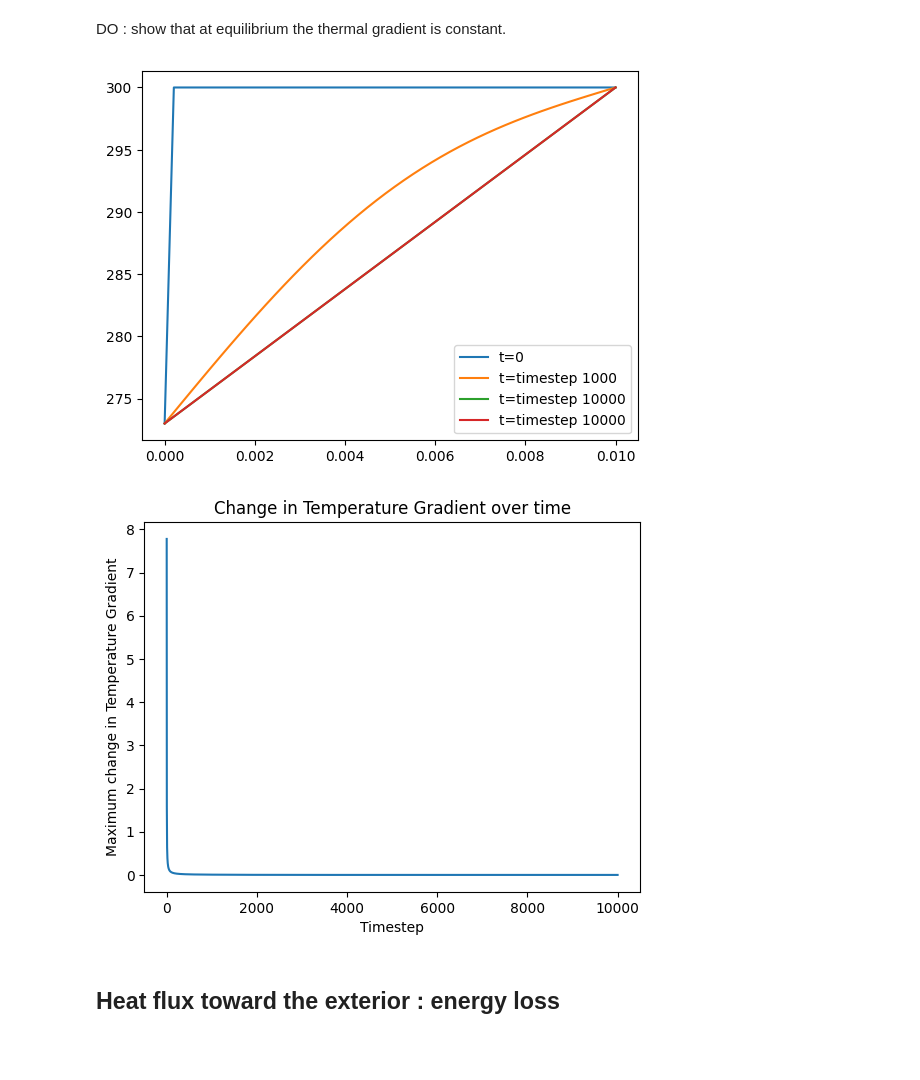
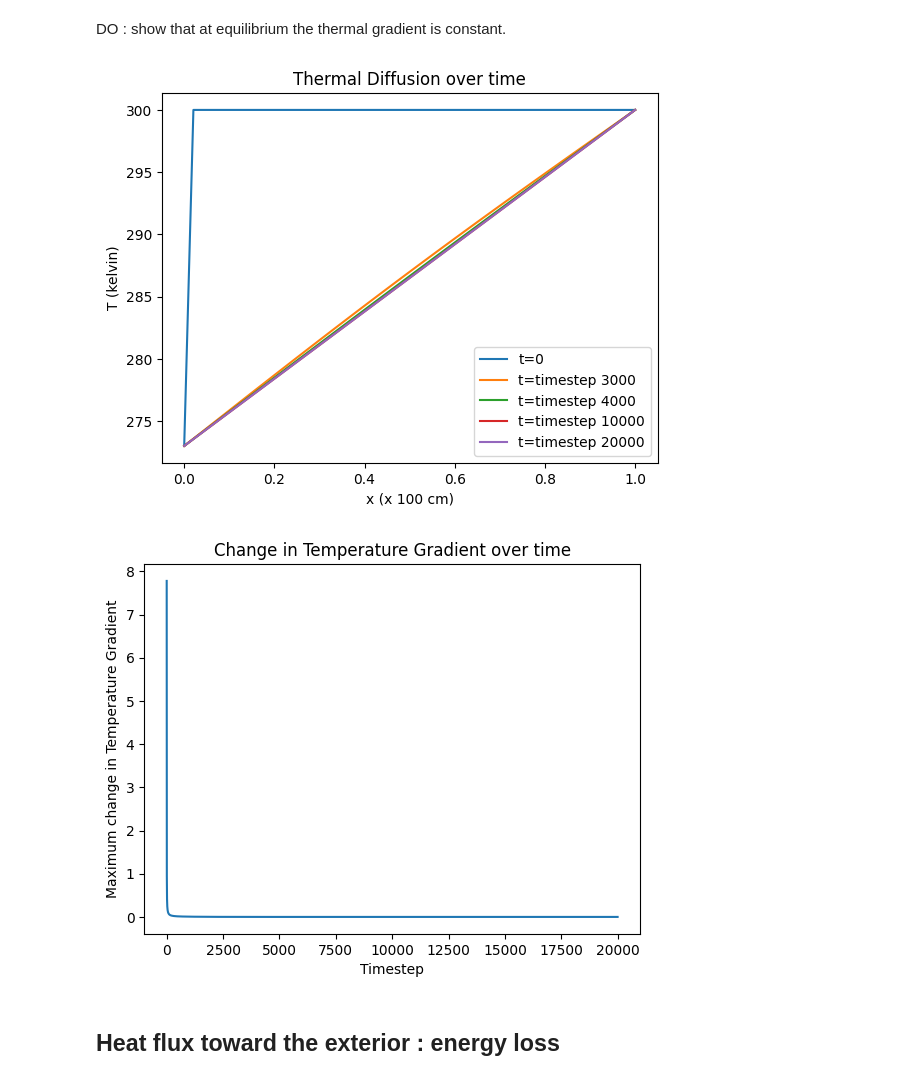
Before and after one commit to mopahlevani/Numerical-Methods, a Jupyter notebook: PDE_Training_2_Heat_transfer.ipynb, the cells around one changed output. Saved outputs shown, nothing was run; the diff lists cells and outputs as text; code cells hidden in the pictures; blank space fills up the shorter version.

```diff
--- a/PDE_Training_2_Heat_transfer.ipynb
+++ b/PDE_Training_2_Heat_transfer.ipynb
@@ -100,7 +100,7 @@ D = K / (Ro* Cp) #diffusion coefficient
 Td = L**2 / D  # Add this line to define Td
 N = 50
 Tcell = Td / (N**2)
-L = 0.01
+L = 1
 T_L = 273
 T_R = 300
 h = 0
@@ -113,7 +113,8 @@ dt = 0.3 * Tcell
 sigma = D * dt / dx**2
 t = 0
 max_iterations = 10
-deltaT = np.zeros(max_iterations)
+deltaT_noinsulation = np.zeros(max_iterations)
+
 
 # Step 2: Initialising T
 T0 = np.ones(N) * 300
@@ -130,18 +131,17 @@ while t < Tend and h < max_iterations:
     T_new[i] = (1- 2 * sigma) * T[i] + sigma * (T[i-1] + T[i+1])
   T_new[0] = T_L
   T_new[-1] = T_R
-  deltaT[h] = np.max(T - T_new)
+  deltaT_noinsulation[h] = np.max(T - T_new)
   T = T_new.copy()
   t += dt
   h += 1
   # Step 4: Visualizing the outcome (part 1)
   if h == 3 or h == 7:
     plt.plot(x,T,label='t=timestep ' + str(h))
-print(deltaT)
 # Step 4: Visualizing the outcome (part 2)
 plt.plot(x,T,label='t=timestep ' + str(h))
 plt.title('Thermal Diffusion over time')
-plt.xlabel('x (meter)')
+plt.xlabel('x (x 100 cm)')
 plt.ylabel('T (kelvin)')
 plt.legend()
 plt.show()
@@ -159,46 +157,76 @@ plt.show()
 # %% [markdown]
 DO : show that at equilibrium the thermal gradient is constant.
 # %%
+# Step 1: Defining the  X axis, dt, dx, the different constant, TR, TL
+K = 1 #w/m/k
+Cp = 753 # J/Kg/K
+Ro = 2500 #Kg/m^3
+D = K / (Ro* Cp) #diffusion coefficient
+Td = L**2 / D  # Add this line to define Td
+N = 50
+Tcell = Td / (N**2)
+L = 1 # 100 cm
+T_L = 273
+T_R = 300
 h = 0
-max_iterations = 10000
-deltaT = np.zeros(max_iterations)
+x = np.linspace(0,L,N)
+dx = L / (N-1)
+#dt = 0.5 * Td
+Tend = 10 * Td
+#dt = 0.3 * dx**2 / D
+dt = 0.3 * Tcell
+sigma = D * dt / dx**2
+t = 0
+max_iterations = 10
+deltaT_noinsulation = np.zeros(max_iterations)
+
+h = 0
+max_iterations = 20000
+deltaT_noinsulation = np.zeros(max_iterations)
+
+max_iterations_comparison = 30
+deltaT_noinsulation_comparison = np.zeros(max_iterations_comparison)
 
 # Step 2: Initialising T
 T0 = np.ones(N) * 300
 T0[0]=T_L
 T0[N-1]=T_R
 T = T0
 T_new = np.zeros(N)
 
 plt.plot(x,T,label='t=0')
 
 # Step 3: Loop over time
 while t < Tend and h < max_iterations:
   for i in range(1,N-1):
     T_new[i] = (1- 2 * sigma) * T[i] + sigma * (T[i-1] + T[i+1])
   T_new[0] = T_L
   T_new[-1] = T_R
-  deltaT[h] = np.max(T - T_new)
+  deltaT_noinsulation[h] = np.max(T - T_new)
+  if h < max_iterations_comparison : deltaT_noinsulation_comparison[h] = np.max(T - T_new)
   T = T_new.copy()
   t += dt
   h += 1
   # Step 4: Visualizing the outcome (part 1)
-  if h == 1000 or h == 50000 or h == 10000:
+  if h == 3000 or h == 4000 or h == 10000:
     plt.plot(x,T,label='t=timestep ' + str(h))
 
 # Step 4: Visualizing the outcome (part 2)
 plt.plot(x,T,label='t=timestep ' + str(h))
+plt.title('Thermal Diffusion over time')
+plt.xlabel('x (x 100 cm)')
+plt.ylabel('T (kelvin)')
 plt.legend()
 plt.show()
 
-plt.plot(deltaT)
+plt.plot(deltaT_noinsulation)
 plt.title('Change in Temperature Gradient over time')
 plt.xlabel('Timestep')
 plt.ylabel('Maximum change in Temperature Gradient')
 plt.show()
 # %% [output]
-[figure, old version]
+[figure, new version]
-[figure, old version]
+[figure, new version]
 # %% [markdown]
 ## Heat flux toward the exterior : energy loss
 # %% [markdown]
```
Also changed, not shown: parts of 5 cells of this notebook.
